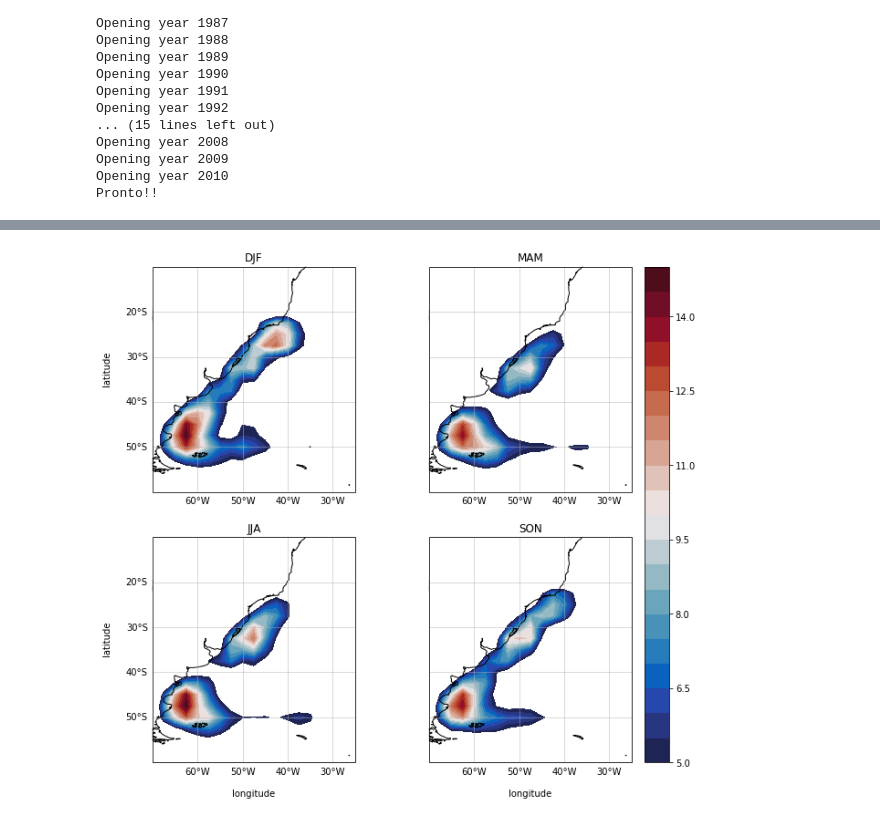
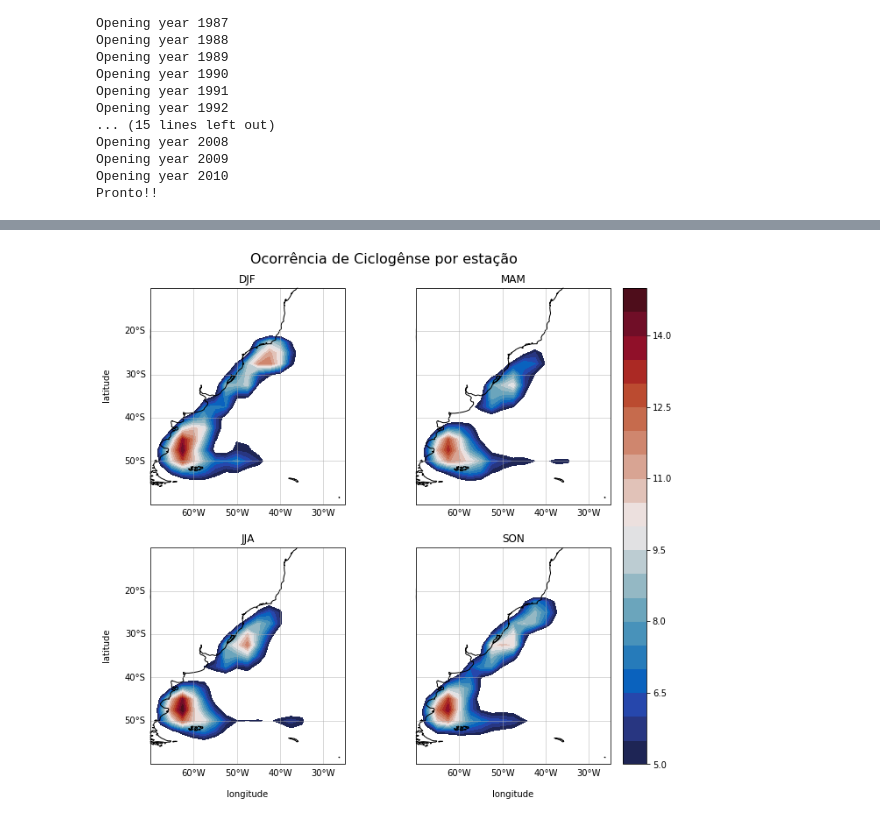
Before and after one commit to WladJSJ/Cyclogenesis_counting, a Jupyter notebook: Cyclogenesis_counting.ipynb, the cells around one changed output, grey strips where cells are left out. Saved outputs shown, nothing was run; the diff lists cells and outputs as text; code cells hidden in the pictures.

```diff
--- a/Cyclogenesis_counting.ipynb
+++ b/Cyclogenesis_counting.ipynb
@@ -375,6 +375,8 @@ ax1.coastlines()
 ax1.set_title('DJF')
 ax1.text(-0.2, 0.55, 'latitude', va='bottom', ha='center',rotation='vertical', rotation_mode='anchor',
          transform=ax1.transAxes)
+ax1.text(1.2, 1.1, 'Ocorrência de Ciclogênse por estação', va='bottom', ha='center',rotation='horizontal',
+         rotation_mode='anchor',transform=ax1.transAxes, fontsize=16)
 gl = ax1.gridlines(draw_labels = True,alpha=0.6) # label all axes
 gl.xlabels_top = False #turn off top label
 gl.ylabels_right = False #turn off right label
@@ -387,31 +389,31 @@ gl = ax2.gridlines(draw_labels = True,alpha=0.6) # label all axes
 gl.xlabels_top = False #turn off top label
 gl.ylabels_right = False #turn off right label
 gl.ylabels_left = False
 
 cs3=ax3.contourf(lon,lat,JJA,levels=levs,transform=ccrs.PlateCarree(),cmap='difference') #'PuOr')
 ax3.set_extent([-70, -25, -60, -10], crs=ccrs.PlateCarree())
 ax3.coastlines()
 ax3.set_title('JJA')
 ax3.text(-0.2, 0.55, 'latitude', va='bottom', ha='center',rotation='vertical', rotation_mode='anchor',
          transform=ax3.transAxes)
 ax3.text(0.5, -0.16, 'longitude', va='bottom', ha='center',rotation='horizontal', rotation_mode='anchor',
          transform=ax3.transAxes)
 gl = ax3.gridlines(draw_labels = True,alpha=0.6) # label all axes
 gl.xlabels_top = False #turn off top label
 gl.ylabels_right = False #turn off right label
 
 cs4=ax4.contourf(lon,lat,SON,levels=levs,transform=ccrs.PlateCarree(),cmap='difference') #'PuOr')
 ax4.set_extent([-70, -25, -60, -10], crs=ccrs.PlateCarree())
 ax4.coastlines()
 ax4.set_title('SON')
 ax4.text(0.5, -0.16, 'longitude', va='bottom', ha='center',rotation='horizontal', rotation_mode='anchor',transform=ax4.transAxes)
 gl = ax4.gridlines(draw_labels = True,alpha=0.6) # label all axes
 gl.xlabels_top = False #turn off top label
 gl.ylabels_right = False #turn off right label
 gl.ylabels_left = False
 
 
 cbar = fig.colorbar(cs1, ax=[ax1,ax2,ax3,ax4], shrink=1, pad=0.02)
 #cbar = fig.colorbar(cs1, ax=ax4, shrink=0.8, pad=0.13)
 # %% [output]
-[figure, old version]
+[figure, new version]
```
Also changed, not shown: parts of 1 cell of this notebook.
